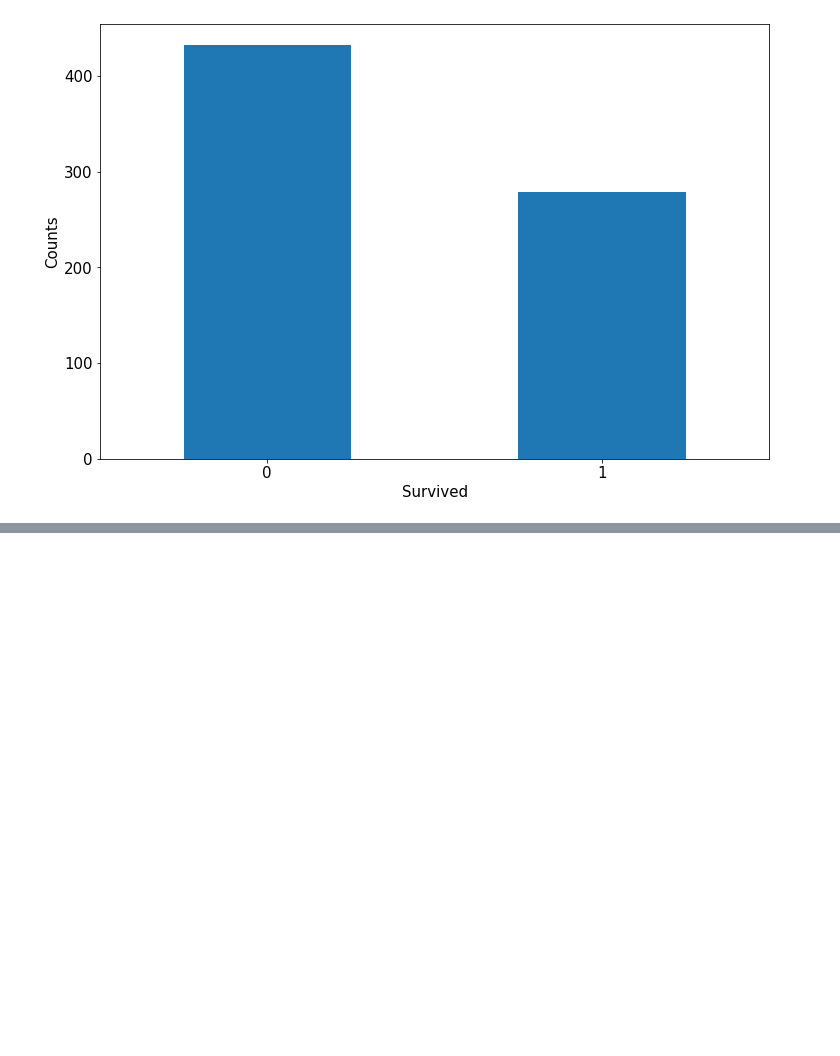
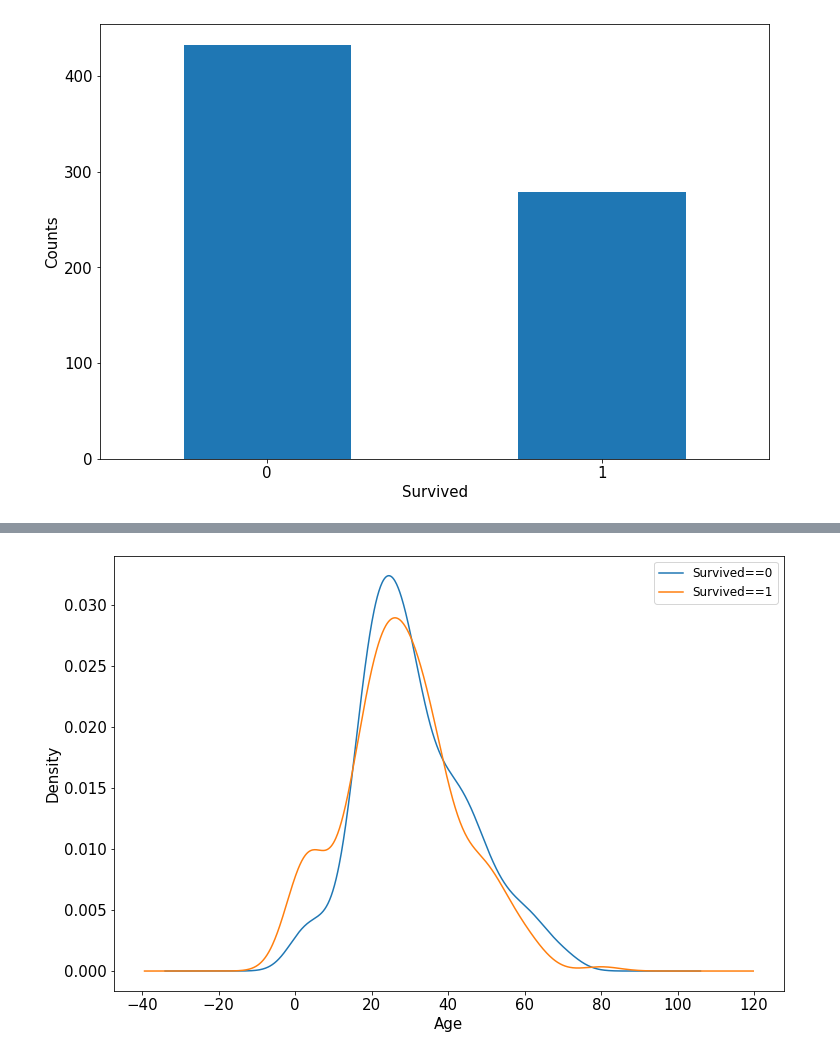
Before and after one commit to MenggeChai-may/learn_torch, a Jupyter notebook: test2020/test1016.1.ipynb, the cells around one changed output, grey strips where cells are left out. Saved outputs shown, nothing was run; the diff lists cells and outputs as text; code cells hidden in the pictures; blank space fills up the shorter version.

```diff
--- a/test2020/test1016.1.ipynb
+++ b/test2020/test1016.1.ipynb
@@ -77 +64,14 @@ plt.show()
 [figure]
+# %%
+# 年龄和label的相关性
+%matplotlib inline
+%config InlineBackend.figure_format = 'png'
+dftrain_raw.query('Survived == 0')['Age'].plot(kind = 'density', figsize = (12, 8), fontsize=15) # 密度图
+dftrain_raw.query('Survived == 1')['Age'].plot(kind='density', figsize=(12, 8), fontsize=15)
+plt.legend(['Survived==0', 'Survived==1'], fontsize=12)
+plt.xlabel('Age', fontsize=15)
+plt.ylabel('Density', fontsize=15)
+plt.show()
+# 这里的坐标轴绘制方法与原方法有差异，属于绘图的两种方法
+# %% [output]
+[figure, added]
```
Also changed, not shown: parts of 4 cells of this notebook.
